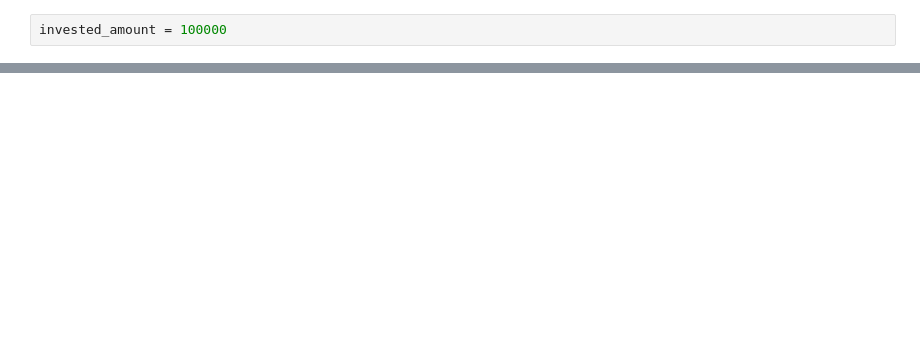
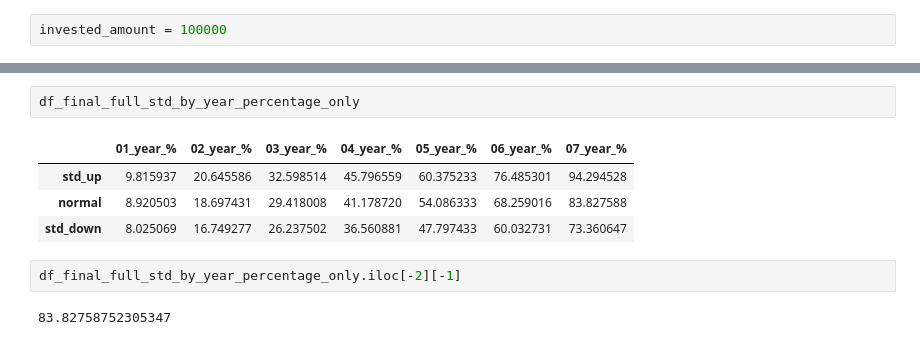
Before and after one commit to capyami/final_project, a Jupyter notebook: modules/notebooks/forecast_ticker.ipynb, the cells around one changed output, grey strips where cells are left out. Cells and saved outputs as stored; diff of their text form; blank space fills up the shorter version.

```diff
--- a/modules/forecast_ticker.ipynb
+++ b/modules/notebooks/forecast_ticker.ipynb
@@ -535,0 +526,11 @@ df_final_full_std_by_year
+# %%
+df_final_full_std_by_year_percentage_only
+# %% [output]
+|  | 01_year_% | 02_year_% | 03_year_% | 04_year_% | 05_year_% | 06_year_% | 07_year_% |
+| std_up | 9.815937 | 20.645586 | 32.598514 | 45.796559 | 60.375233 | 76.485301 | 94.294528 |
+| normal | 8.920503 | 18.697431 | 29.418008 | 41.178720 | 54.086333 | 68.259016 | 83.827588 |
+| std_down | 8.025069 | 16.749277 | 26.237502 | 36.560881 | 47.797433 | 60.032731 | 73.360647 |
+# %%
+df_final_full_std_by_year_percentage_only.iloc[-2][-1]
+# %% [output]
+83.82758752305347
```
Also changed, not shown: parts of 12 cells of this notebook, 20 other files.
